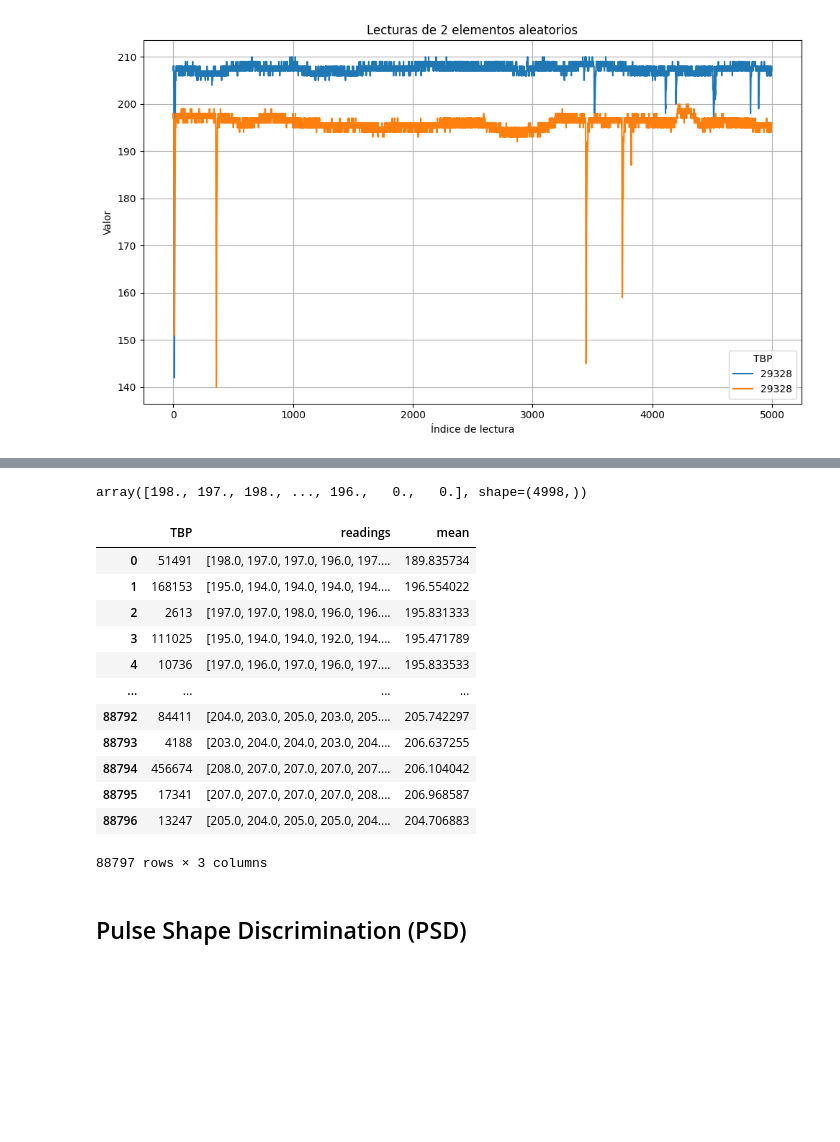
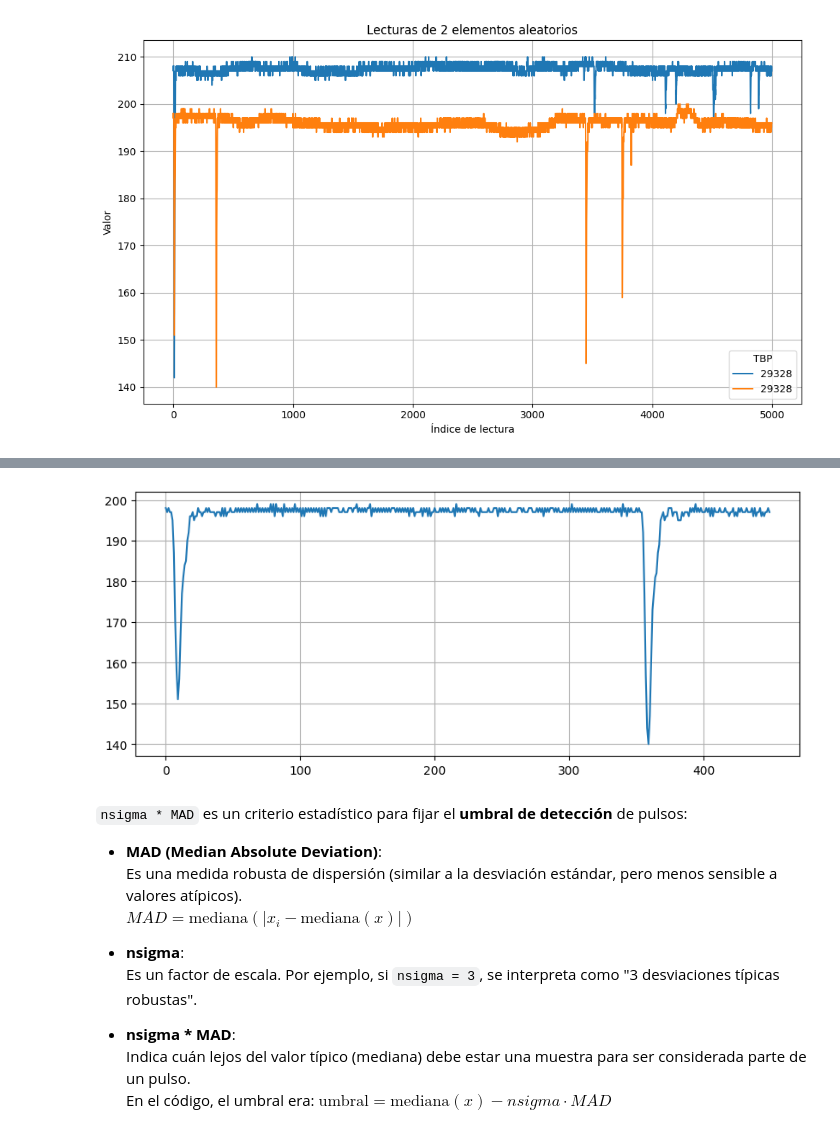
Before and after one commit to ECFM-USAC/LAGO_data_model, a Jupyter notebook: notebooks/eda.ipynb, the cells around one changed output, grey strips where cells are left out. Drawn from its saved outputs; the diff is of its cells as text; code cells hidden in the pictures; blank space fills up the shorter version.

Commit message:
eda features from pulse

```diff
--- a/notebooks/eda.ipynb
+++ b/notebooks/eda.ipynb
@@ -31,29 +32,26 @@ plot_readings(data[data['TBP']==29328], 2, legend=True)
-# %%
-data[data['TBP']==29328]['readings'].iloc[0]
-# %% [output]
-array([198., 197., 198., ..., 196.,   0.,   0.], shape=(4998,))
-# %%
-mean_values = []
-for _, row in data.iterrows():
-    mean = row['readings'].mean()
-    mean_values.append(mean)
-
-data["mean"] = mean_values
-# %%
-data
-# %% [output]
-|  | TBP | readings | mean |
-| 0 | 51491 | [198.0, 197.0, 197.0, 196.0, 197.... | 189.835734 |
-| 1 | 168153 | [195.0, 194.0, 194.0, 194.0, 194.... | 196.554022 |
-| 2 | 2613 | [197.0, 197.0, 198.0, 196.0, 196.... | 195.831333 |
-| 3 | 111025 | [195.0, 194.0, 194.0, 192.0, 194.... | 195.471789 |
-| 4 | 10736 | [197.0, 196.0, 197.0, 196.0, 197.... | 195.833533 |
-| ... | ... | ... | ... |
-| 88792 | 84411 | [204.0, 203.0, 205.0, 203.0, 205.... | 205.742297 |
-| 88793 | 4188 | [203.0, 204.0, 204.0, 203.0, 204.... | 206.637255 |
-| 88794 | 456674 | [208.0, 207.0, 207.0, 207.0, 207.... | 206.104042 |
-| 88795 | 17341 | [207.0, 207.0, 207.0, 207.0, 208.... | 206.968587 |
-| 88796 | 13247 | [205.0, 204.0, 205.0, 205.0, 204.... | 204.706883 |
-88797 rows × 3 columns
-# %% [markdown]
-## Pulse Shape Discrimination (PSD)
+# %%
+pulse_read = data[data['TBP']==29328]['readings'].iloc[0][:450]
+# %%
+plt.figure(figsize=(10,4))
+sns.lineplot(pulse_read)
+plt.grid(True)
+# %% [output]
+[figure, added]
+# %% [markdown]
+`nsigma * MAD` es un criterio estadístico para fijar el **umbral de detección** de pulsos:
+
+- **MAD (Median Absolute Deviation)**:
+  Es una medida robusta de dispersión (similar a la desviación estándar, pero menos sensible a valores atípicos).
+  $
+  MAD = \text{mediana}(|x_i - \text{mediana}(x)|)
+  $
+
+- **nsigma**:
+  Es un factor de escala. Por ejemplo, si `nsigma = 3`, se interpreta como "3 desviaciones típicas robustas".
+
+- **nsigma * MAD**:
+  Indica cuán lejos del valor típico (mediana) debe estar una muestra para ser considerada parte de un pulso.
+  En el código, el umbral era:
+  $
+  \text{umbral} = \text{mediana}(x) - nsigma \cdot MAD
+  $
```
Also changed, not shown: parts of 9 cells of this notebook, 1 other file.
